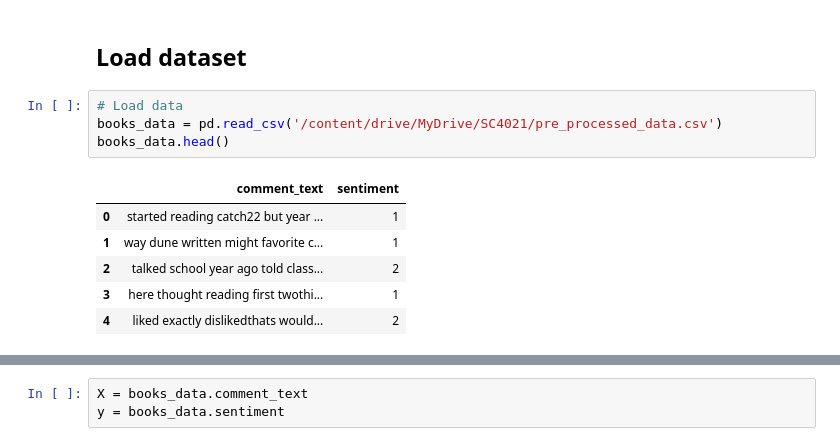
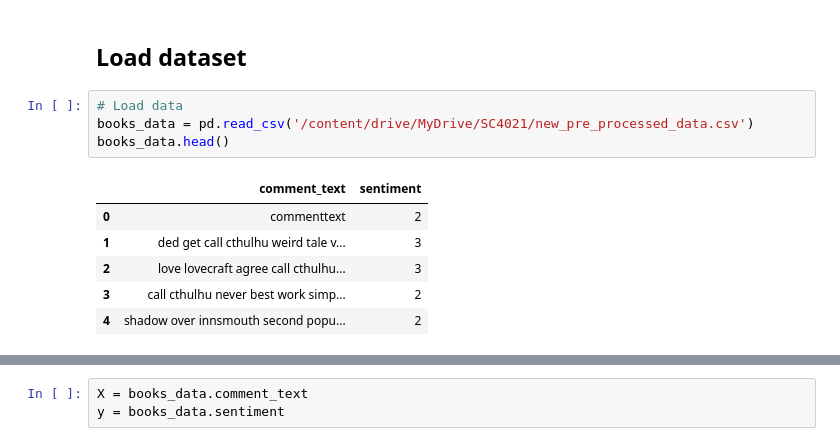
Before and after one commit to hungryx/CZ4034, a Jupyter notebook: classification/bernoulli_naive_bayes.ipynb, the cells around one changed output, grey strips where cells are left out. Saved outputs shown, nothing was run; the diff lists cells and outputs as text.

Commit message:
Added new labelled data and updated naive bayes clasifier

```diff
--- a/classification/bernoulli_naive_bayes.ipynb
+++ b/classification/bernoulli_naive_bayes.ipynb
@@ -29,12 +29,12 @@ from keras.preprocessing.sequence import pad_sequences
 ## Load dataset
 # %%
 # Load data
-books_data = pd.read_csv('/content/drive/MyDrive/SC4021/pre_processed_data.csv')
+books_data = pd.read_csv('/content/drive/MyDrive/SC4021/new_pre_processed_data.csv')
 books_data.head()
 # %% [output]
 |  | comment_text | sentiment |
-| 0 | started reading catch22 but year ... | 1 |
-| 1 | way dune written might favorite c... | 1 |
-| 2 | talked school year ago told class... | 2 |
-| 3 | here thought reading first twothi... | 1 |
-| 4 | liked exactly dislikedthats would... | 2 |
+| 0 | commenttext | 2 |
+| 1 | ded get call cthulhu weird tale v... | 3 |
+| 2 | love lovecraft agree call cthulhu... | 3 |
+| 3 | call cthulhu never best work simp... | 2 |
+| 4 | shadow over innsmouth second popu... | 2 |
```
Also changed, not shown: parts of 9 cells of this notebook, 7 other files.
